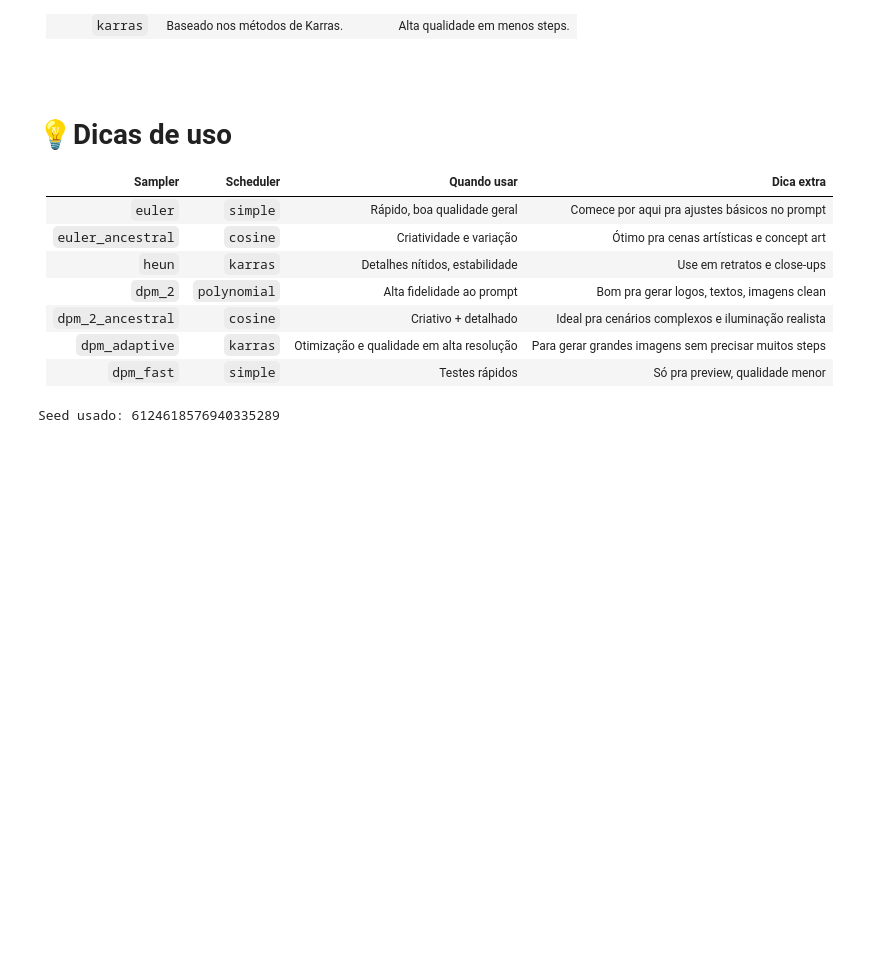
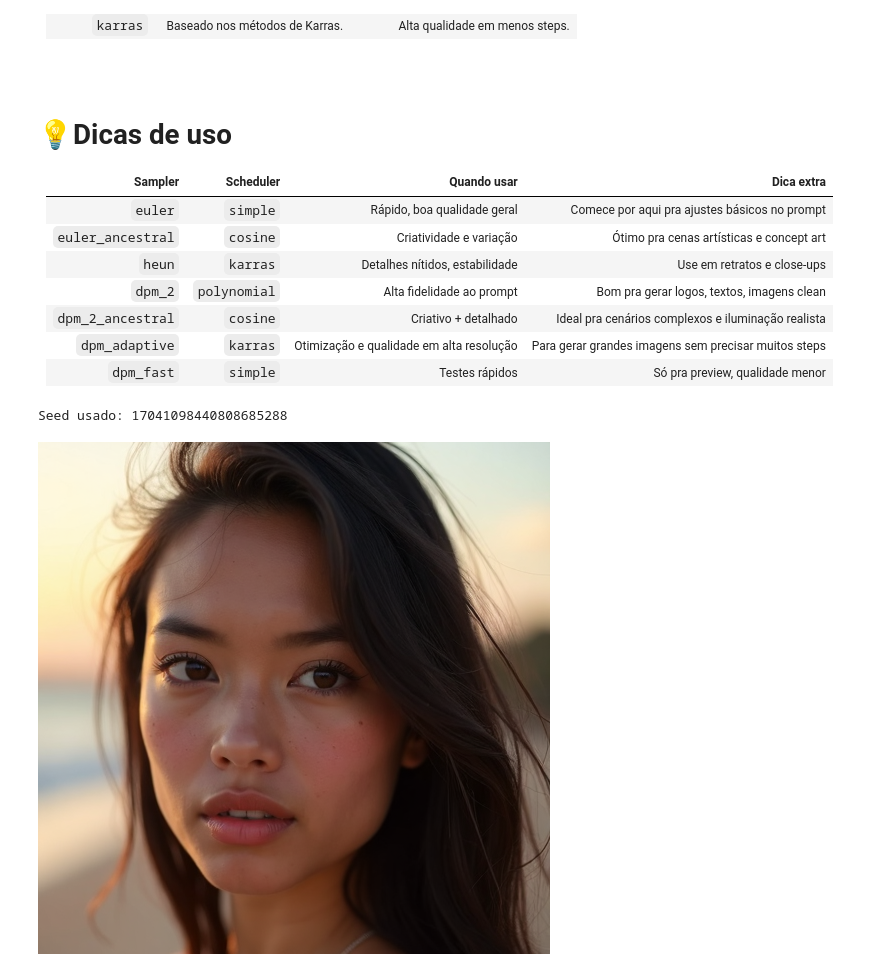
Before and after one commit to CryptoManiacMS/colab, a Jupyter notebook: flux-img-generator.ipynb, the cells around one changed output. Drawn from its saved outputs; the diff is of its cells as text; code cells hidden in the pictures; blank space fills up the shorter version.

```diff
--- a/flux-img-generator.ipynb
+++ b/flux-img-generator.ipynb
@@ -162,34 +163,35 @@ WARNING:root:clip missing: ['text_projection.weight']
 # %%
 # Gera a imagem
 with torch.inference_mode():
-    positive_prompt = "Realistic portrait of a young woman around 23 years old, light brown skin, oval face, long straight dark brown hair, large dark brown eyes, full pink lips, soft and confident expression, natural sunset lighting, blurred beach or cloudy sky background. High-resolution photography style."
+    positive_prompt = "Realistic portrait of a young woman around 26 years old, light brown skin with natural texture and subtle imperfections, oval face with soft, human-like contours, long straight dark brown hair with a few loose and slightly messy strands, large dark brown eyes with a warm, relaxed gaze, full pink lips with slight asymmetry, gentle confident expression, soft natural sunset lighting, slightly blurred beach background, visible skin pores, slight unevenness in hair and features, high-resolution natural photography style, unretouched."
     width = 512
     height = 512
-    sampler_name = "euler"
-    scheduler = "simple"
-    seed = random.randint(0, 18446744073709551615)
-    steps = 20
+    sampler_name = "ddim"
+    scheduler = "karras"
+    seed = 17041098440808685288 # random.randint(0, 18446744073709551615)
+    steps = 300
 
     print(f"Seed usado: {seed}")
 
     cond, pooled = clip.encode_from_tokens(clip.tokenize(positive_prompt), return_pooled=True)
     cond = [[cond, {"pooled_output": pooled}]]
 
     noise = RandomNoise.get_noise(seed)[0]
     guider = BasicGuider.get_guider(unet, cond)[0]
     sampler = KSamplerSelect.get_sampler(sampler_name)[0]
     sigmas = BasicScheduler.get_sigmas(unet, scheduler, steps, 1.0)[0]
     latent_image = EmptyLatentImage.generate(closestNumber(width, 16), closestNumber(height, 16))[0]
     sample, sample_denoised = SamplerCustomAdvanced.sample(noise, guider, sampler, sigmas, latent_image)
 
     model_management.soft_empty_cache()
 
     decoded = VAEDecode.decode(vae, sample)[0].detach()
 
     # Salva a imagem
     Image.fromarray(np.array(decoded * 255, dtype=np.uint8)[0]).save("/content/flux.png")
 
     # Exibe no notebook
     display(Image.fromarray(np.array(decoded * 255, dtype=np.uint8)[0]))
 # %% [output]
-Seed usado: 6124618576940335289
+Seed usado: 17041098440808685288
+[figure, added]
```
Also changed, not shown: parts of 2 cells of this notebook.
